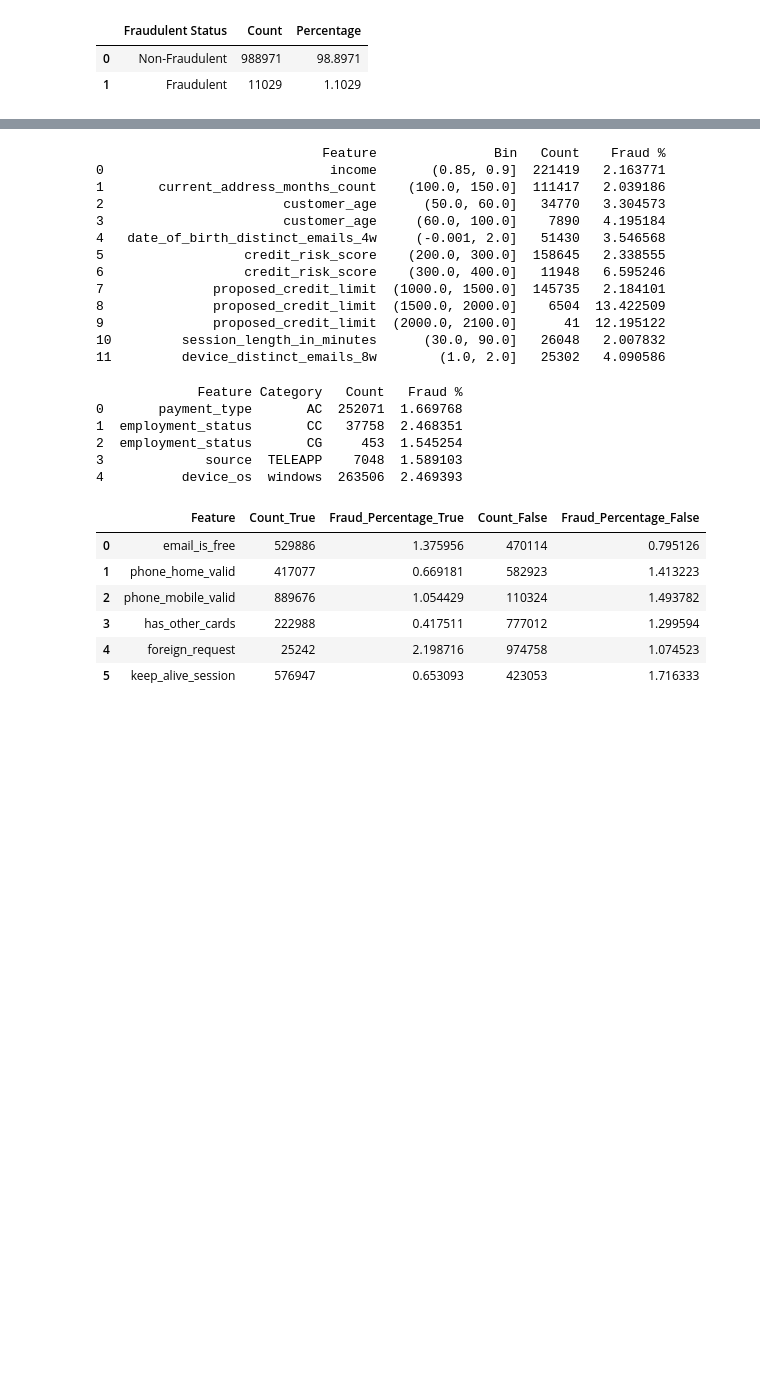
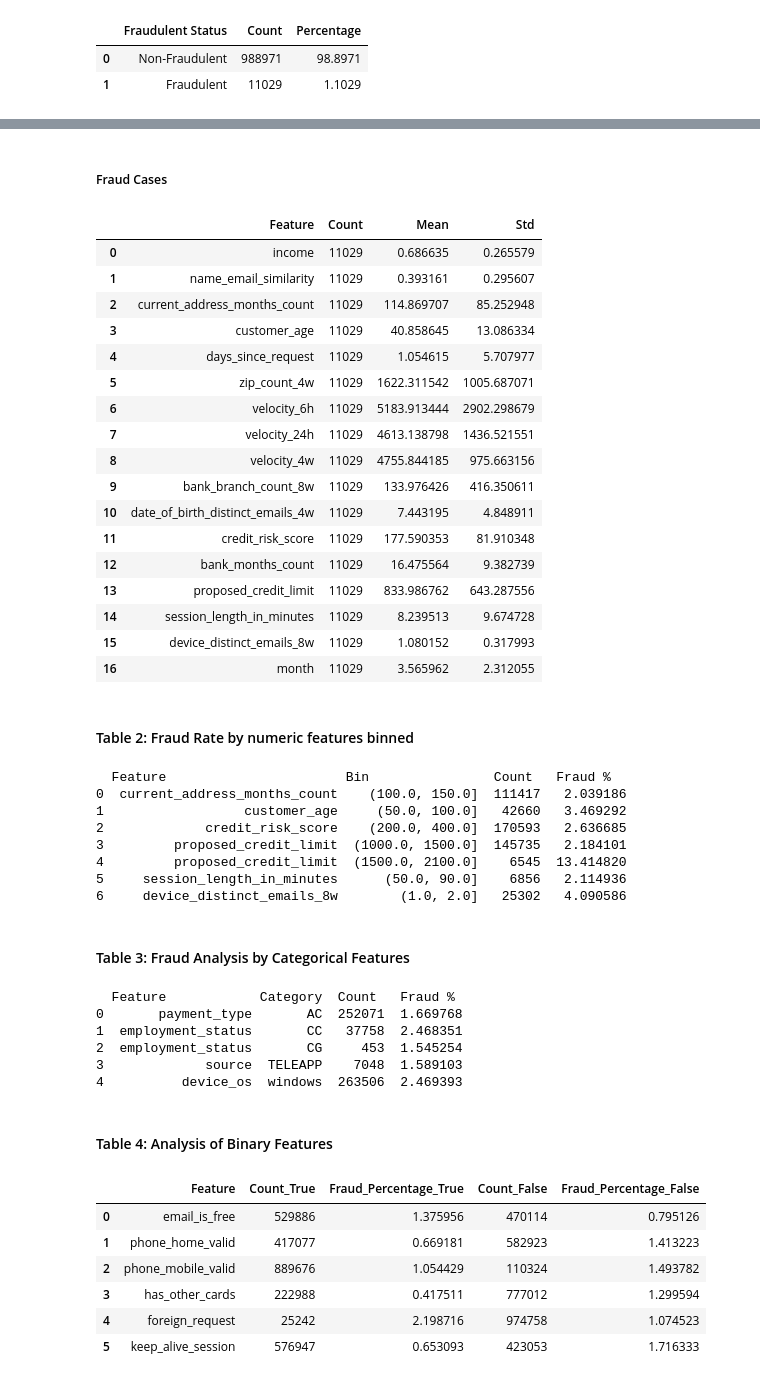
Before and after one commit to jwickham1023/DSCI445-Final-Project, a Jupyter notebook: paper.ipynb, the cells around one changed output, grey strips where cells are left out. Saved outputs shown, nothing was run; the diff lists cells and outputs as text; code cells hidden in the pictures; blank space fills up the shorter version.

```diff
--- a/paper.ipynb
+++ b/paper.ipynb
@@ -322,3 +273,28 @@ distribution_table_df
+# %% [markdown]
+##### Fraud Cases
+# %%
+fraud_df
+# %% [output]
+|  | Feature | Count | Mean | Std |
+| 0 | income | 11029 | 0.686635 | 0.265579 |
+| 1 | name_email_similarity | 11029 | 0.393161 | 0.295607 |
+| 2 | current_address_months_count | 11029 | 114.869707 | 85.252948 |
+| 3 | customer_age | 11029 | 40.858645 | 13.086334 |
+| 4 | days_since_request | 11029 | 1.054615 | 5.707977 |
+| 5 | zip_count_4w | 11029 | 1622.311542 | 1005.687071 |
+| 6 | velocity_6h | 11029 | 5183.913444 | 2902.298679 |
+| 7 | velocity_24h | 11029 | 4613.138798 | 1436.521551 |
+| 8 | velocity_4w | 11029 | 4755.844185 | 975.663156 |
+| 9 | bank_branch_count_8w | 11029 | 133.976426 | 416.350611 |
+| 10 | date_of_birth_distinct_emails_4w | 11029 | 7.443195 | 4.848911 |
+| 11 | credit_risk_score | 11029 | 177.590353 | 81.910348 |
+| 12 | bank_months_count | 11029 | 16.475564 | 9.382739 |
+| 13 | proposed_credit_limit | 11029 | 833.986762 | 643.287556 |
+| 14 | session_length_in_minutes | 11029 | 8.239513 | 9.674728 |
+| 15 | device_distinct_emails_8w | 11029 | 1.080152 | 0.317993 |
+| 16 | month | 11029 | 3.565962 | 2.312055 |
+# %% [markdown]
+#### Table 2: Fraud Rate by numeric features binned
 # %%
 # Function to calculate min and max values for each feature
 def calculate_feature_ranges(data, features):
@@ -328,6 +304,26 @@ def calculate_feature_ranges(data, features):
         max_val = data[feature].max()
         feature_ranges[feature] = (min_val, max_val)
     return feature_ranges
+
+bin_edges = {
+    "income": [0.1, 0.3, 0.5, 0.7, 0.9],
+    "name_email_similarity": [0, 0.25, 0.5, 0.75, 1],
+    "current_address_months_count": [0, 50, 100, 150, 200, 450],
+    "customer_age": [10, 20, 30, 40, 50, 100],
+    "days_since_request": [0, 10, 20, 30, 40, 80],
+    "zip_count_4w": [1, 1000, 2000, 3000, 4000, 7000],
+    "velocity_6h": [-200, 1000, 3000, 6000, 10000, 17000],
+    "velocity_24h": [1300, 3000, 5000, 7000, 9500],
+    "velocity_4w": [2800, 4000, 5000, 6000, 7000],
+    "bank_branch_count_8w": [0, 5, 10, 50, 500, 2500],
+    "date_of_birth_distinct_emails_4w": [0, 5, 10, 15, 40],
+    "credit_risk_score": [-200, 0, 100, 200, 400],
+    "bank_months_count": [0, 5, 10, 20, 30, 35],
+    "proposed_credit_limit": [200, 500, 1000, 1500, 2100],
+    "session_length_in_minutes": [0, 5, 10, 20, 50, 90],
+    "device_distinct_emails_8w": [0, 1, 2],
+    "month": [0, 2, 4, 6, 8]
+}
 
 # Get min and max values for all numeric features
 numeric_features = bin_edges.keys()
@@ -371,19 +367,16 @@ all_results['Bin'] = all_results['Bin'].astype(str)  # Convert bins to strings f
 
 print(all_results)
 # %% [output]
-                             Feature               Bin   Count    Fraud %
-0                             income       (0.85, 0.9]  221419   2.163771
-1       current_address_months_count    (100.0, 150.0]  111417   2.039186
-2                       customer_age      (50.0, 60.0]   34770   3.304573
-3                       customer_age     (60.0, 100.0]    7890   4.195184
-4   date_of_birth_distinct_emails_4w     (-0.001, 2.0]   51430   3.546568
-5                  credit_risk_score    (200.0, 300.0]  158645   2.338555
-6                  credit_risk_score    (300.0, 400.0]   11948   6.595246
-7              proposed_credit_limit  (1000.0, 1500.0]  145735   2.184101
-8              proposed_credit_limit  (1500.0, 2000.0]    6504  13.422509
-9              proposed_credit_limit  (2000.0, 2100.0]      41  12.195122
-10         session_length_in_minutes      (30.0, 90.0]   26048   2.007832
-11         device_distinct_emails_8w        (1.0, 2.0]   25302   4.090586
+  Feature                       Bin                Count   Fraud %
+0  current_address_months_count    (100.0, 150.0]  111417   2.039186
+1                  customer_age     (50.0, 100.0]   42660   3.469292
+2             credit_risk_score    (200.0, 400.0]  170593   2.636685
+3         proposed_credit_limit  (1000.0, 1500.0]  145735   2.184101
+4         proposed_credit_limit  (1500.0, 2100.0]    6545  13.414820
+5     session_length_in_minutes      (50.0, 90.0]    6856   2.114936
+6     device_distinct_emails_8w        (1.0, 2.0]   25302   4.090586
+# %% [markdown]
+#### Table 3: Fraud Analysis by Categorical Features
 # %%
 '''TABLE #3'''
 
@@ -432,6 +425,8 @@ print(all_categorical_results_df)
 2  employment_status       CG     453  1.545254
 3             source  TELEAPP    7048  1.589103
 4          device_os  windows  263506  2.469393
+# %% [markdown]
+#### Table 4: Analysis of Binary Features
 # %%
 binary_predictors = [
     "email_is_free",
```
Also changed, not shown: parts of 27 cells of this notebook, 1 other file.
